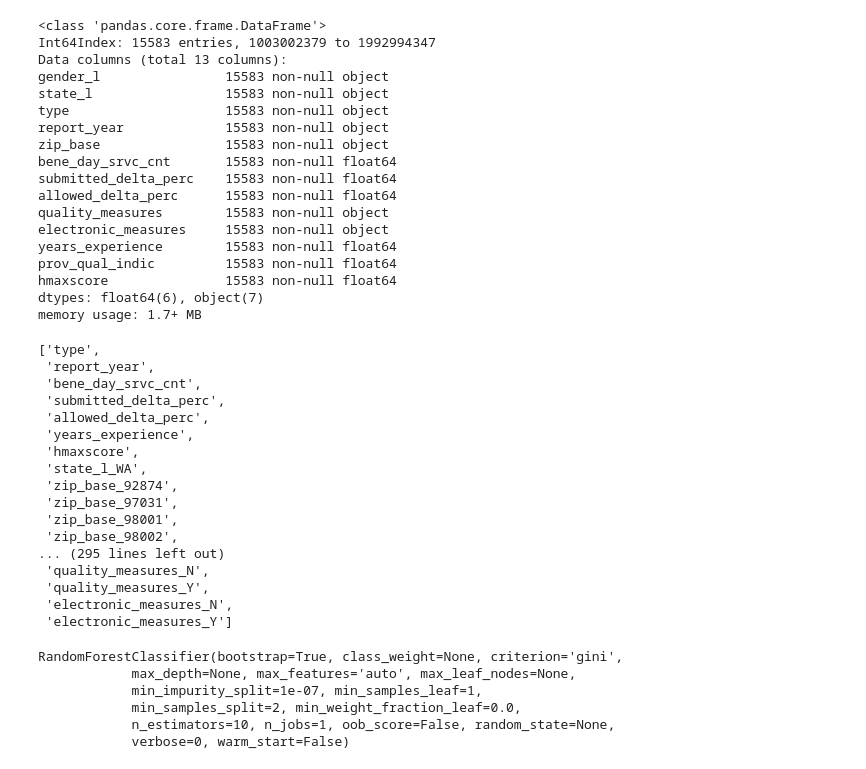
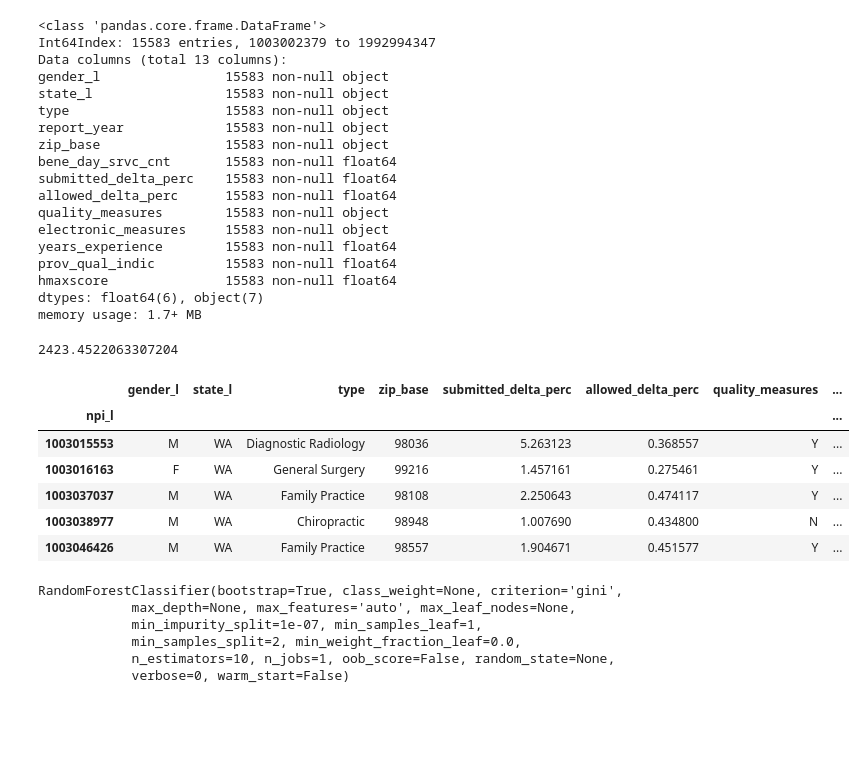
Before and after one commit to aurel1212/Capstone-TBD, a Jupyter notebook: model_testing.ipynb, the cells around one changed output. Drawn from its saved outputs; the diff is of its cells as text; code cells hidden in the pictures; blank space fills up the shorter version.

```diff
--- a/model_testing.ipynb
+++ b/model_testing.ipynb
@@ -23,8 +23,34 @@ prov_qual_indic         15583 non-null float64
 hmaxscore               15583 non-null float64
 dtypes: float64(6), object(7)
 memory usage: 1.7+ MB
+# %%
+work_tbl['bene_day_srvc_cnt_p'] = work_tbl['bene_day_srvc_cnt']*float(100)/work_tbl['bene_day_srvc_cnt'].mean()
+work_tbl['prov_qual_indic_p'] = work_tbl['prov_qual_indic']*float(100)/work_tbl['prov_qual_indic'].mean()
+work_tbl['years_experience_p'] = work_tbl['years_experience']*float(100)/work_tbl['years_experience'].mean()
+work_tbl['hmaxscore_p'] = work_tbl['hmaxscore']*float(100)/work_tbl['hmaxscore'].mean()
+# %%
+work_tbl['bene_day_srvc_cnt_p'].max()
+# %% [output]
+2423.4522063307204
 # %%
 work_tbl=work_tbl[work_tbl['hmaxscore']>0]
+#work_tbl.drop('prov_qual_indic', axis=1, inplace=True)
+#work_tbl.drop('gender_l', axis=1, inplace=True)
+work_tbl.drop('bene_day_srvc_cnt', axis=1, inplace=True)
 work_tbl.drop('prov_qual_indic', axis=1, inplace=True)
-work_tbl.drop('gender_l', axis=1, inplace=True)
+work_tbl.drop('years_experience', axis=1, inplace=True)
+work_tbl.drop('hmaxscore', axis=1, inplace=True)
+work_tbl.drop('report_year', axis=1, inplace=True)
+#work_tbl.drop('zip_base', axis=1, inplace=True)
+
 #work_tblx.head()
+# %%
+work_tbl.head()
+# %% [output]
+|  | gender_l | state_l | type | zip_base | submitted_delta_perc | allowed_delta_perc | quality_measures | ... |
+| npi_l |  |  |  |  |  |  |  | ... |
+| 1003015553 | M | WA | Diagnostic Radiology | 98036 | 5.263123 | 0.368557 | Y | ... |
+| 1003016163 | F | WA | General Surgery | 99216 | 1.457161 | 0.275461 | Y | ... |
+| 1003037037 | M | WA | Family Practice | 98108 | 2.250643 | 0.474117 | Y | ... |
+| 1003038977 | M | WA | Chiropractic | 98948 | 1.007690 | 0.434800 | N | ... |
+| 1003046426 | M | WA | Family Practice | 98557 | 1.904671 | 0.451577 | Y | ... |
@@ -38,29 +66,11 @@ work_tbl.drop('gender_l', axis=1, inplace=True)
 #[work_tbl['quality_measures'] ==0 , 'quality_measures'] = 'N'
 # %%
 #create dummy columns for 'gender_l',
-cols_to_transform = [ 'state_l', 'zip_base', 'quality_measures', 'electronic_measures' ]
+cols_to_transform = [ 'gender_l', 'quality_measures', 'electronic_measures', 'state_l','zip_base']
 #df = pd.get_dummies(df, columns=['type'])
 #http://stackoverflow.com/questions/36285155/pandas-get-dummies
 df = pd.get_dummies(work_tbl, columns = cols_to_transform )
-df.columns.tolist()
+#df.columns.tolist()
-# %% [output]
-['type',
- 'report_year',
- 'bene_day_srvc_cnt',
- 'submitted_delta_perc',
- 'allowed_delta_perc',
- 'years_experience',
- 'hmaxscore',
- 'state_l_WA',
- 'zip_base_92874',
- 'zip_base_97031',
- 'zip_base_98001',
- 'zip_base_98002',
-... (295 lines left out)
- 'quality_measures_N',
- 'quality_measures_Y',
- 'electronic_measures_N',
- 'electronic_measures_Y']
 # %%
 from sklearn.ensemble import RandomForestClassifier
 import pandas as pd
```
Also changed, not shown: parts of 33 cells of this notebook.
